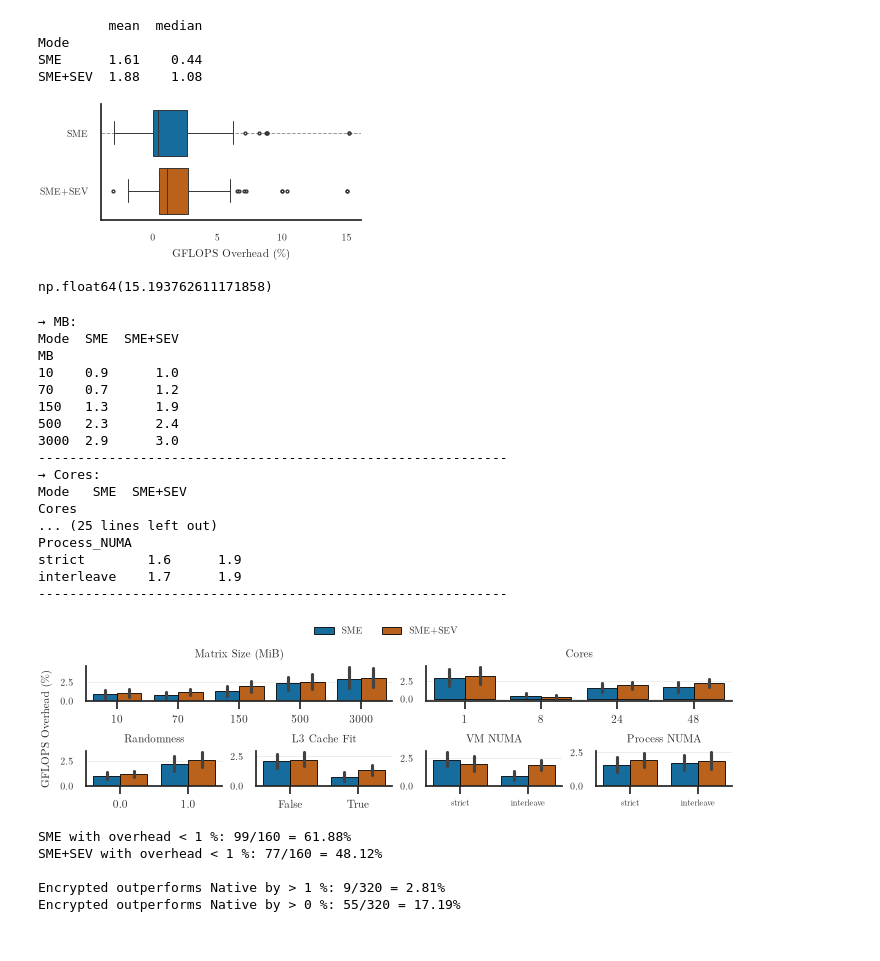
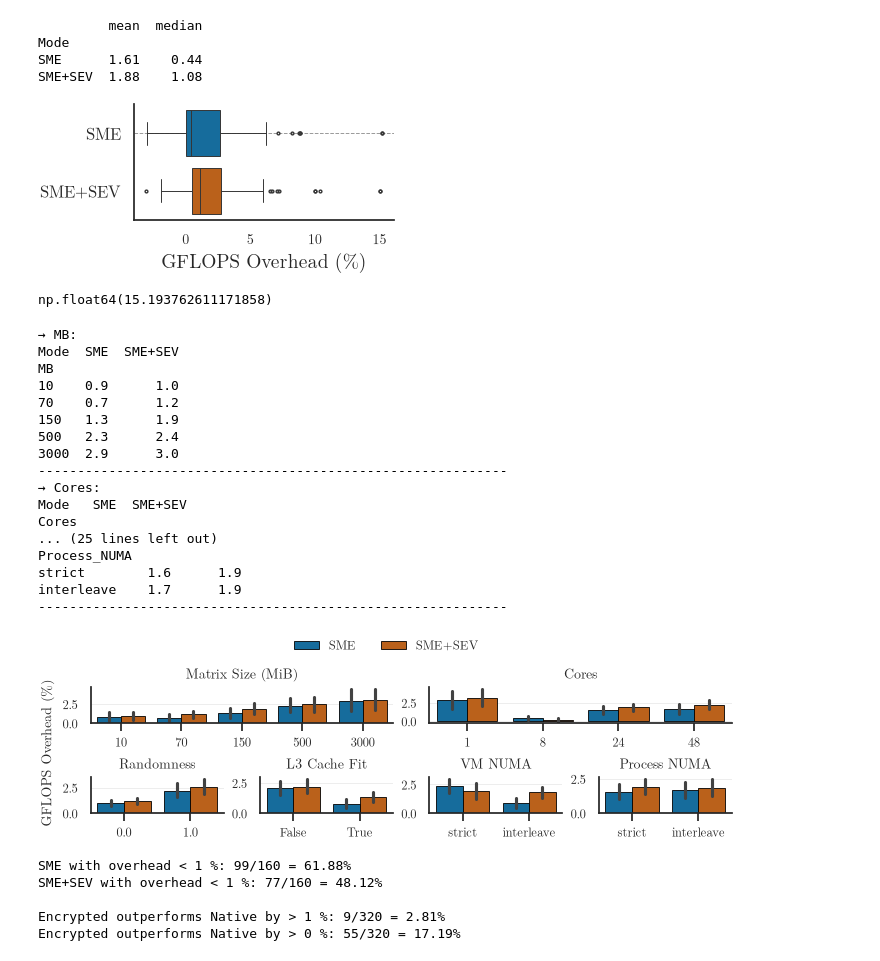
Before and after one commit to engelsm/AMD-CC-Perf, a Jupyter notebook: benchmark/spmv/spmv_analysis.ipynb, the cells around one changed output. Saved outputs shown, nothing was run; the diff lists cells and outputs as text; code cells hidden in the pictures.

Commit message:
figure styling

```diff
--- a/benchmark/spmv/spmv_analysis.ipynb
+++ b/benchmark/spmv/spmv_analysis.ipynb
@@ -569,6 +569,11 @@ def plot_metric_by_dimensions(
     errorbar=("ci", 95),
     hue_order=None,
     single_row=False,
+    tick_fontsize=8,
+    y_tick_fontsize=7,
+    title_fontsize=8,
+    ylabel_fontsize=8,
+    legend_fontsize=8,
 ):
     dim_orders = {
         "VM_NUMA": ["strict", "interleave"],
@@ -634,7 +639,7 @@ def plot_metric_by_dimensions(
             for i, m in enumerate(top_metrics)
         }
 
-    fig.supylabel(y_axis_name, fontsize=8)
+    fig.supylabel(y_axis_name, fontsize=ylabel_fontsize)
 
     title_map = {
         "MB": "Matrix Size (MiB)",
@@ -676,19 +681,20 @@ def plot_metric_by_dimensions(
 
         ax.set_title(
             title_map.get(a, a.replace("_", " ")),
-            fontsize=8,
+            fontsize=title_fontsize,
         )
 
         ax.set_ylabel("")
         ax.set_xlabel("")
 
-        tick_fontsize = 6 if a in ("VM_NUMA", "Process_NUMA") else 8
-
         ax.tick_params(
             axis="x",
             labelsize=tick_fontsize,
         )
-        ax.tick_params(axis="y")
+        ax.tick_params(
+            axis="y",
+            labelsize=y_tick_fontsize,
+        )
 
         if top:
             ax.xaxis.set_ticks_position("top")
@@ -705,6 +711,7 @@ def plot_metric_by_dimensions(
             ncol=len(legend_labels),
             bbox_to_anchor=(0.5, anchor),
             frameon=False,
+            fontsize=legend_fontsize,
         )
 
     if figname:
@@ -737,10 +744,3 @@ def plot_metric_by_dimensions(
             )
         )
         print("-" * 60)
-
-plot_metric_by_dimensions(
-    df[df["Mode"] == "Native"], 'SpMV_GFLOPS', 'GFLOPS',
-    top=False, figname='absolute_gflops_per_dim.pdf',
-    palette=MODE_PALETTE, legend=False, errorbar=None,
-    size=(cs.COLW, 1.5), hue_order=["Native"],
-)
@@ -886,13 +867,15 @@ sns.boxplot(
     fliersize=2, linewidth=0.7,
 )
 cs.zero_line(ax)
-ax.set_xlabel('GFLOPS Overhead (%)')
+ax.set_xlabel('GFLOPS Overhead (%)', fontsize=14)
 ax.set_ylabel('')
+ax.tick_params(axis="y", labelsize=12)
+ax.tick_params(axis="x", labelsize=10)
 cs.remove_legend(ax)
 fig.savefig('images/GFLOPS_Overhead_Distribution.pdf')
 plt.show()
 # %% [output]
-[figure, old version]
+[figure, new version]
 # %%
 overhead_df["SpMV_GFLOPS_pct"].max()
 # %% [output]
@@ -901,35 +884,40 @@ np.float64(15.193762611171858)
 plot_metric_by_dimensions(
     overhead_df,
     'SpMV_GFLOPS_pct',
     'GFLOPS Overhead (%)',
     top=False,
     figname='overhead_per_dim.pdf',
     palette=MODE_PALETTE_2,
     legend=True,
     bottom_metrics=('Randomness', 'L3_fit', 'VM_NUMA', 'Process_NUMA'),
-    size=(cs.TEXTW, 1.7),
+    size=(cs.TEXTW, 1.8),
     hue_order=cs.MODE_ORDER_2,
     single_row=False,
+    tick_fontsize=9,
+    y_tick_fontsize=9,
+    title_fontsize=10,
+    ylabel_fontsize=10,
+    legend_fontsize=9
 )
 # %% [output]
 → MB:
 Mode  SME  SME+SEV
 MB
 10    0.9      1.0
 70    0.7      1.2
 150   1.3      1.9
 500   2.3      2.4
 3000  2.9      3.0
 ------------------------------------------------------------
 → Cores:
 Mode   SME  SME+SEV
 Cores
 ... (25 lines left out)
 Process_NUMA
 strict        1.6      1.9
 interleave    1.7      1.9
 ------------------------------------------------------------
-[figure, old version]
+[figure, new version]
 # %%
 for mode in ('SME', 'SME+SEV'):
     n_low   = ((overhead_df['Mode'] == mode) & (overhead_df['SpMV_GFLOPS_pct'] < 1)).sum()
```
Also changed, not shown: parts of 5 cells of this notebook, 3 other files.
